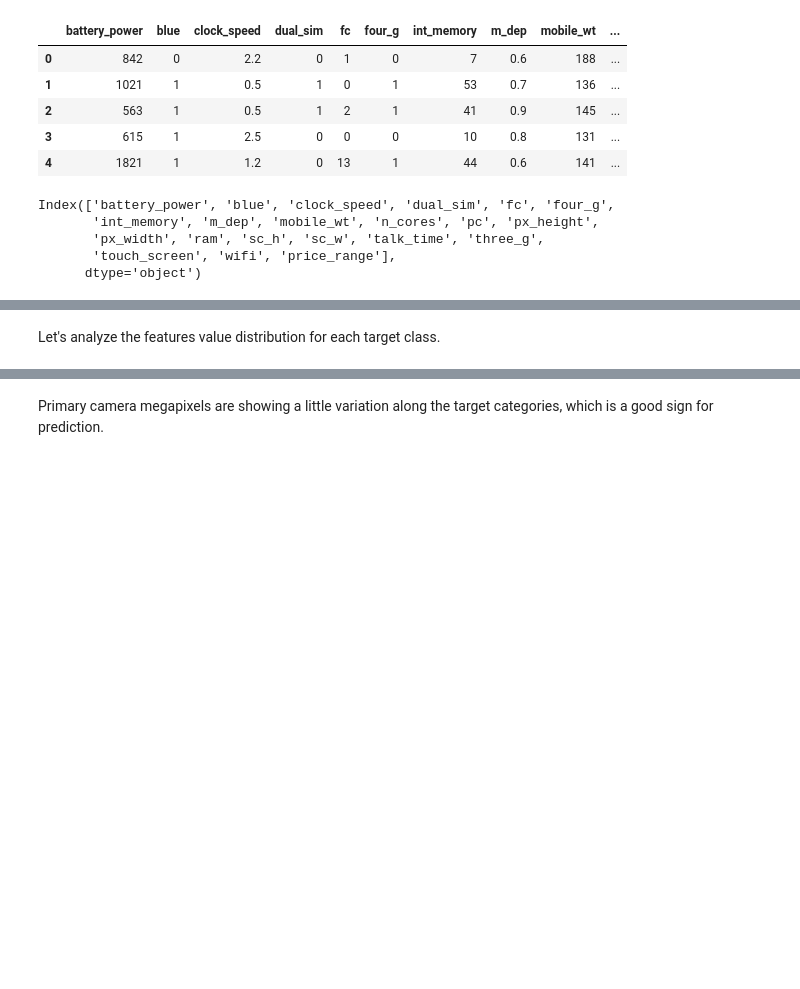
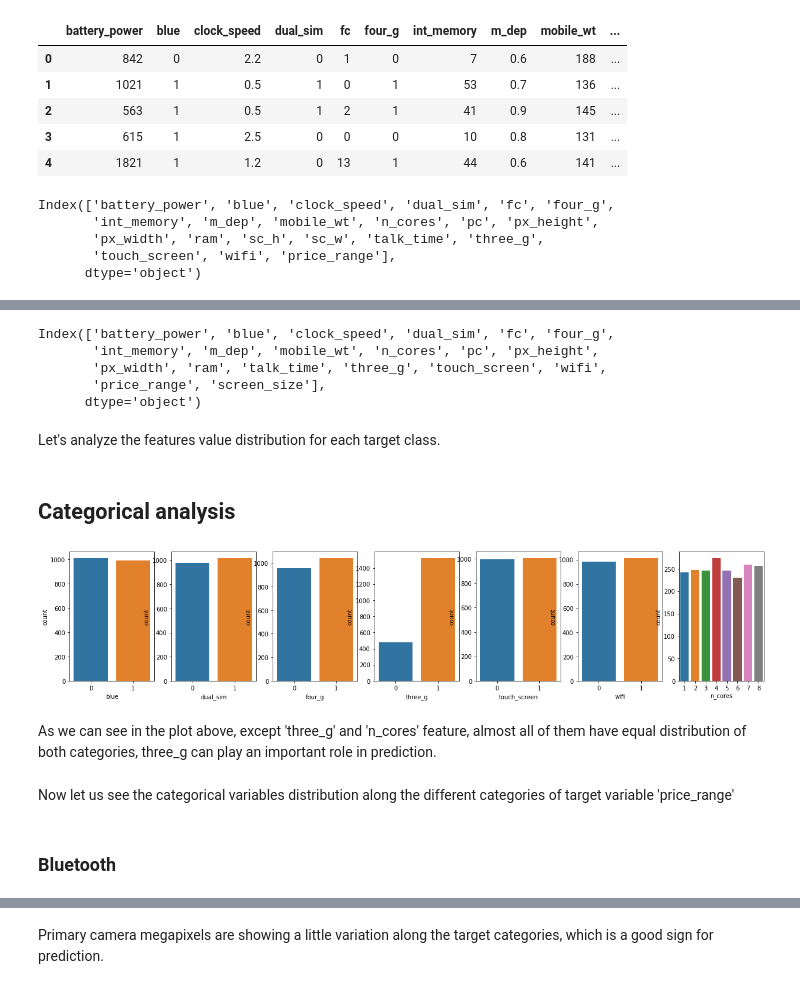
Before and after one commit to dis-is-pj/Mobile-Price-range-Prediction, a Jupyter notebook: Prashant_Jha_Mobile_Price_Range_Classification_Capstone.ipynb, the cells around one changed output, grey strips where cells are left out. Drawn from its saved outputs; the diff is of its cells as text; code cells hidden in the pictures; blank space fills up the shorter version.

```diff
--- a/Prashant_Jha_Mobile_Price_Range_Classification_Capstone.ipynb
+++ b/Prashant_Jha_Mobile_Price_Range_Classification_Capstone.ipynb
@@ -44,2 +47,33 @@ Index(['battery_power', 'blue', 'clock_speed', 'dual_sim', 'fc', 'four_g',
+# %%
+df['screen_size'] = ((df['sc_h']**2)+(df['sc_w']**2))**0.5
+
+df.drop(['sc_h','sc_w'], axis=1 ,inplace=True)
+# %%
+df.columns
+# %% [output]
+Index(['battery_power', 'blue', 'clock_speed', 'dual_sim', 'fc', 'four_g',
+       'int_memory', 'm_dep', 'mobile_wt', 'n_cores', 'pc', 'px_height',
+       'px_width', 'ram', 'talk_time', 'three_g', 'touch_screen', 'wifi',
+       'price_range', 'screen_size'],
+      dtype='object')
+# %%
+# categorical and continuous separation
+
+categoricals = [ 'blue',  'dual_sim',  'four_g',
+         'three_g', 'touch_screen', 'wifi', 'n_cores']
+
+continuous = ['battery_power','clock_speed','fc','int_memory','m_dep', 'mobile_wt', 'pc', 'px_height',
+       'px_width', 'ram', 'talk_time','screen_size']
 # %% [markdown]
 Let's analyze the features value distribution for each target class.
+# %% [markdown]
+## Categorical analysis
+# %%
+fig, axs = plt.subplots(1, len(categoricals), figsize=(21,4))
+
+for i in range(len(categoricals)):
+    sns.countplot(x=df[categoricals[i]], ax=axs[i])
+# %% [output]
+[figure, added]
+# %% [markdown]
+As we can see in the plot above, except 'three_g' and 'n_cores' feature, almost all of them have equal distribution of both categories, three_g can play an important role in prediction.
@@ -46 +89,5 @@ Let's analyze the features value distribution for each target class.
+# %% [markdown]
+Now let us see the categorical variables distribution along the different categories of target variable 'price_range'
+# %% [markdown]
+### Bluetooth
 # %% [markdown]
```
Also changed, not shown: parts of 140 cells of this notebook.
